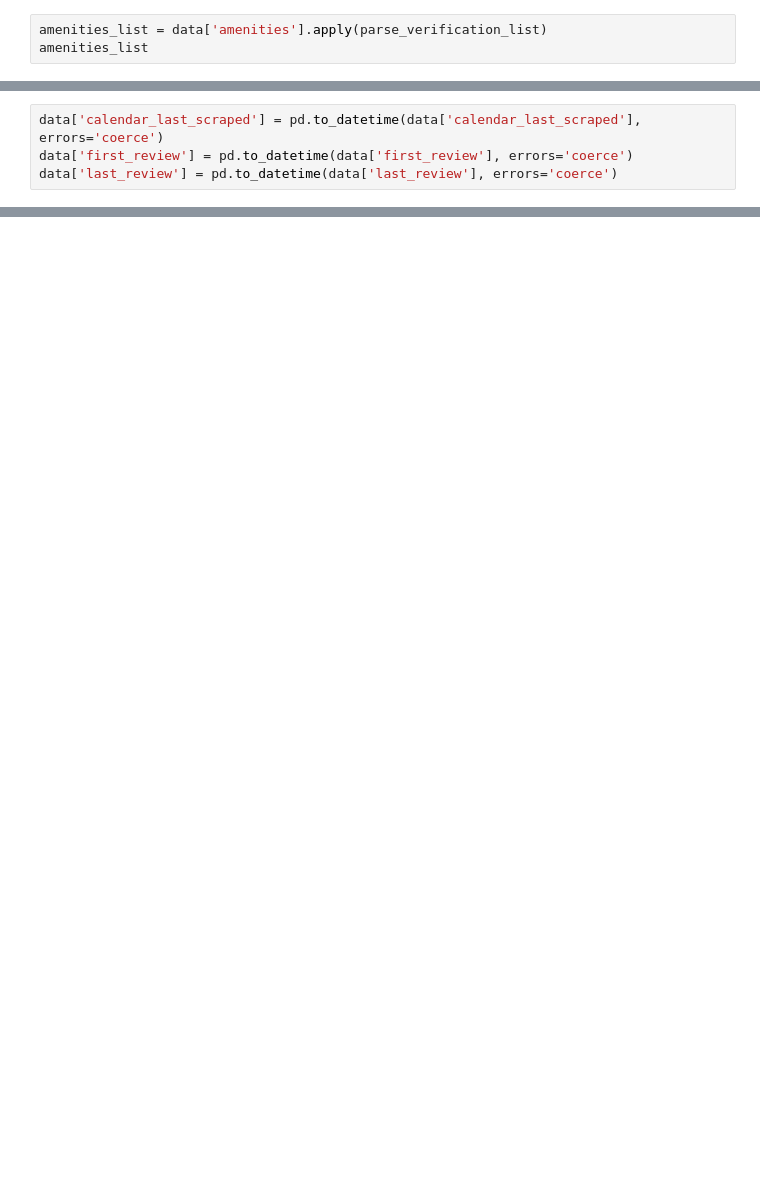
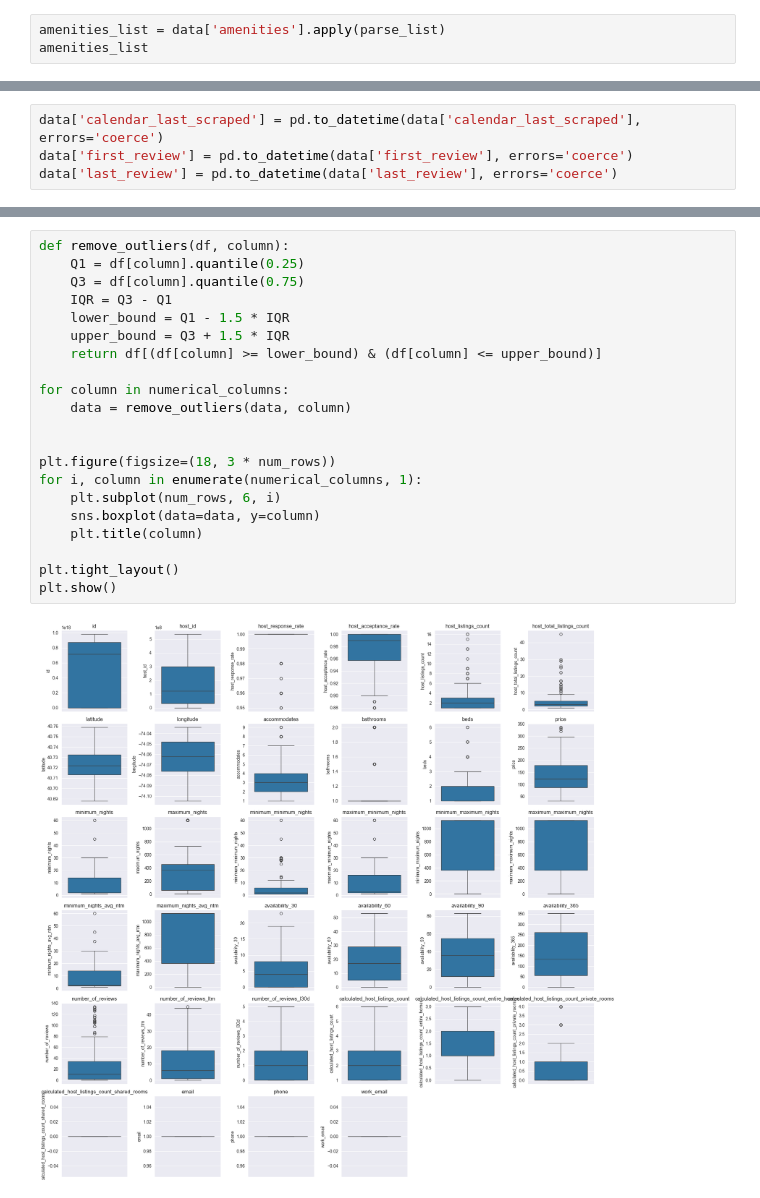
Before and after one commit to KaroIex/New-Jersey, a Jupyter notebook: New Jersey.ipynb, the cells around one changed output, grey strips where cells are left out. Saved outputs shown, nothing was run; the diff lists cells and outputs as text; blank space fills up the shorter version.

```diff
--- a/New Jersey.ipynb
+++ b/New Jersey.ipynb
@@ -557,7 +546,7 @@ amenities
 ["Washer", "Fire extinguisher", "Carbon monoxide alarm", "TV", "Kitchen", "Outdoor dining area", "Paid parking on premises", "Air conditioning", "First aid kit", "Smoke alarm"]                         ...
 Name: count, Length: 1186, dtype: int64
 # %%
-amenities_list = data['amenities'].apply(parse_verification_list)
+amenities_list = data['amenities'].apply(parse_list)
 amenities_list
 # %% [output]
 0       [Single level home, Washer, Fire extinguisher,...
@@ -664,0 +999,23 @@ data['last_review'] = pd.to_datetime(data['last_review'], errors='coerce')
+# %%
+def remove_outliers(df, column):
+    Q1 = df[column].quantile(0.25)
+    Q3 = df[column].quantile(0.75)
+    IQR = Q3 - Q1
+    lower_bound = Q1 - 1.5 * IQR
+    upper_bound = Q3 + 1.5 * IQR
+    return df[(df[column] >= lower_bound) & (df[column] <= upper_bound)]
+
+for column in numerical_columns:
+    data = remove_outliers(data, column)
+
+
+plt.figure(figsize=(18, 3 * num_rows))
+for i, column in enumerate(numerical_columns, 1):
+    plt.subplot(num_rows, 6, i)
+    sns.boxplot(data=data, y=column)
+    plt.title(column)
+
+plt.tight_layout()
+plt.show()
+# %% [output]
+[figure, added]
```
Also changed, not shown: parts of 69 cells of this notebook.
